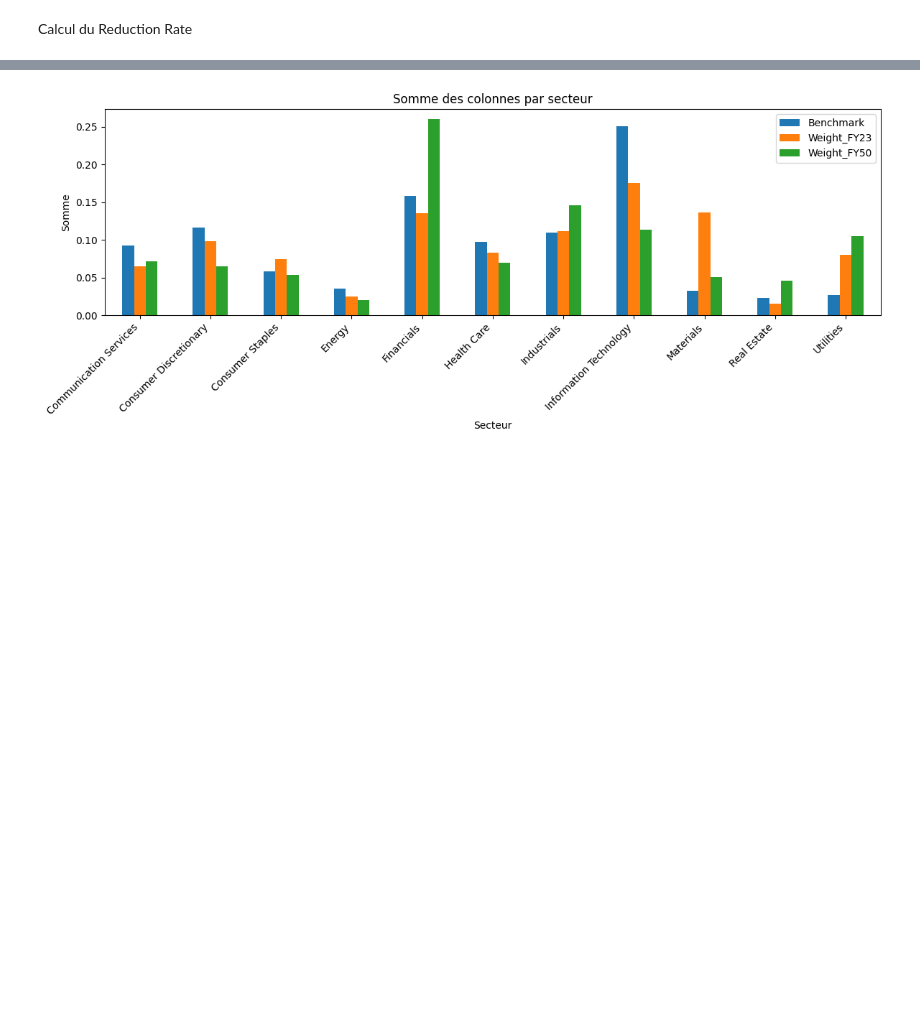
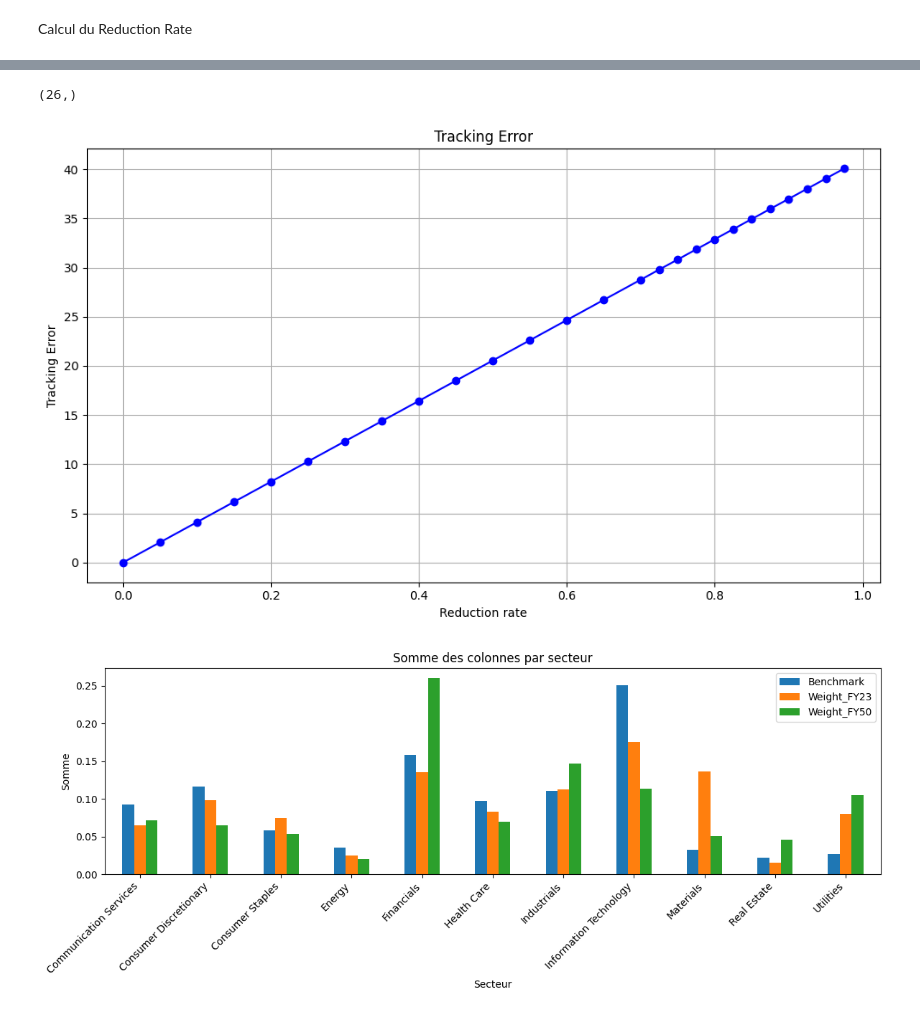
Before and after one commit to MoutetMaxime/net-zero-portfolio, a Jupyter notebook: optimization.ipynb, the cells around one changed output, grey strips where cells are left out. Cells and saved outputs as stored; diff of their text form; code cells hidden in the pictures; blank space fills up the shorter version.

```diff
--- a/optimization.ipynb
+++ b/optimization.ipynb
@@ -107,0 +130,21 @@ for year in range(len(R_)):
+# %%
+R_list = [0,0.05,0.1,0.15,0.2,0.25,0.3,0.35,0.4,0.45,0.5,0.55,0.6,0.65,0.7,0.725,0.75,0.775,0.8,0.825,0.85,0.875,0.9,0.925,0.95,0.975]
+column = "CARBON_EMISSIONS_SCOPE_12_FY23"
+CI0[CI0 < 0] = 0
+te_graphe = []
+for year in range(len(R_list)):
+    R = R_list[year]
+    ye = 23+year
+    print(year)
+    y = solve(
+        Q = sigma,
+        p = None,
+        G = np.diag(CI0[:,0]),
+        h = (1 - R) * CI0 * bench - CI0 * bench,
+        A = np.ones((bench.shape[0],1)).T,
+        b =-np.ones(bench.shape).T @ bench + 1,
+        lb = - bench,
+        ub =np.ones(bench.shape) - bench,
+    )
+    tracking_error = 0.5 * y.T @ sigma @ y
+    te_graphe.append(tracking_error)
@@ -108,3 +170,20 @@ for year in range(len(R_)):
+# %%
+te_gr = np.array(te_graphe)
+te_gr = [np.sqrt(te_gr[i])*1e4 for i in range(len(te_gr))]
+R_list = np.array(R_list)
+print(R_list.shape)
+
+plt.figure(figsize=(10, 6))
+plt.plot(R_list, te_gr, marker='o', linestyle='-', color='b')
+plt.title('Tracking Error')
+plt.xlabel('Reduction rate')
+plt.ylabel('Tracking Error')
+plt.grid(True)
+plt.tight_layout()
+plt.show()
+# %% [output]
+(26,)
+[figure, added]
 # %%
 CI["benchmark"] = bench
 grouped = CI.groupby("GICS_SECTOR")[[ "benchmark","Weight_FY23","Weight_FY50"]].sum()
```
Also changed, not shown: parts of 4 cells of this notebook.
